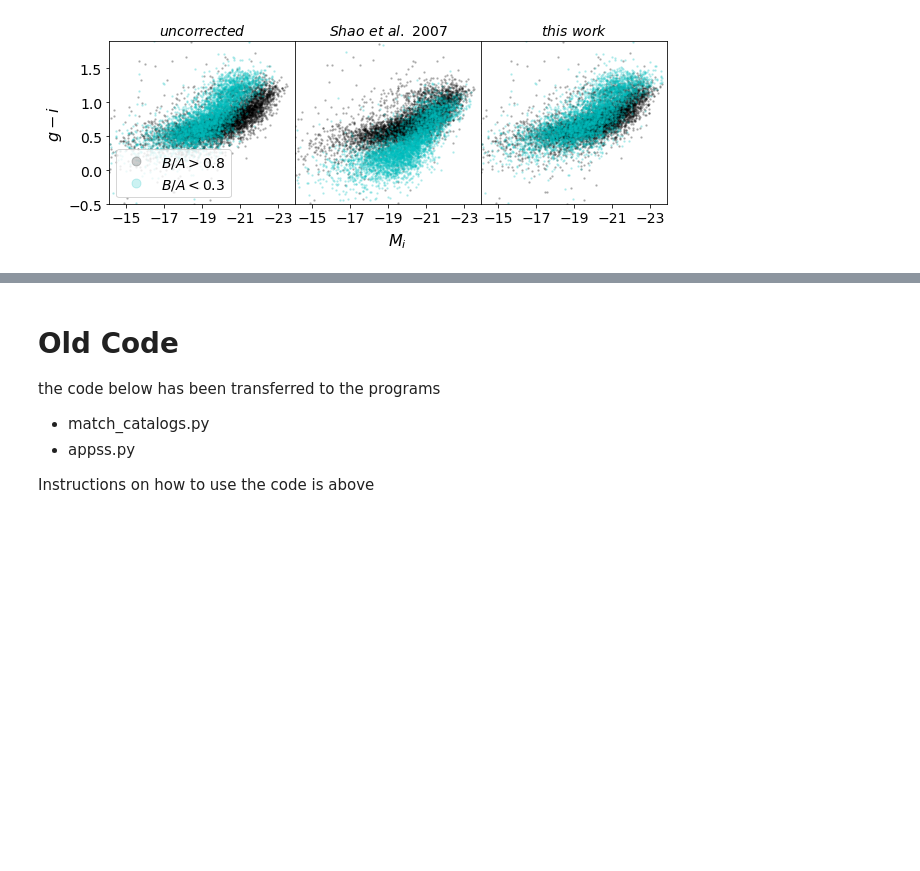
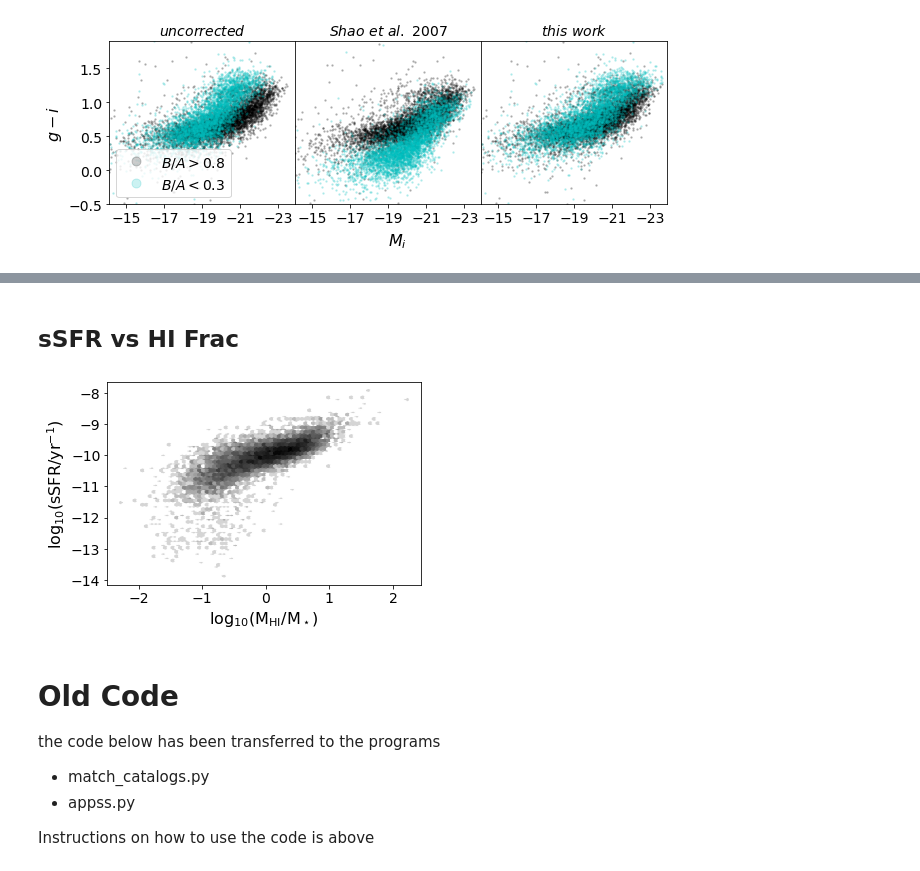
Before and after one commit to rfinn/APPSS, a Jupyter notebook: paper-plots.ipynb, the cells around one changed output, grey strips where cells are left out. Cells and saved outputs as stored; diff of their text form; code cells hidden in the pictures; blank space fills up the shorter version.

```diff
--- a/paper-plots.ipynb
+++ b/paper-plots.ipynb
@@ -89,3 +237,9 @@ number with S4G only =  64
+# %% [markdown]
+## sSFR vs HI Frac ##
+# %%
+t = p.ssfrHIfrac()
+# %% [output]
+[figure, added]
 # %% [markdown]
 # Old Code #
 
```
Also changed, not shown: parts of 14 cells of this notebook, 3 other files.
